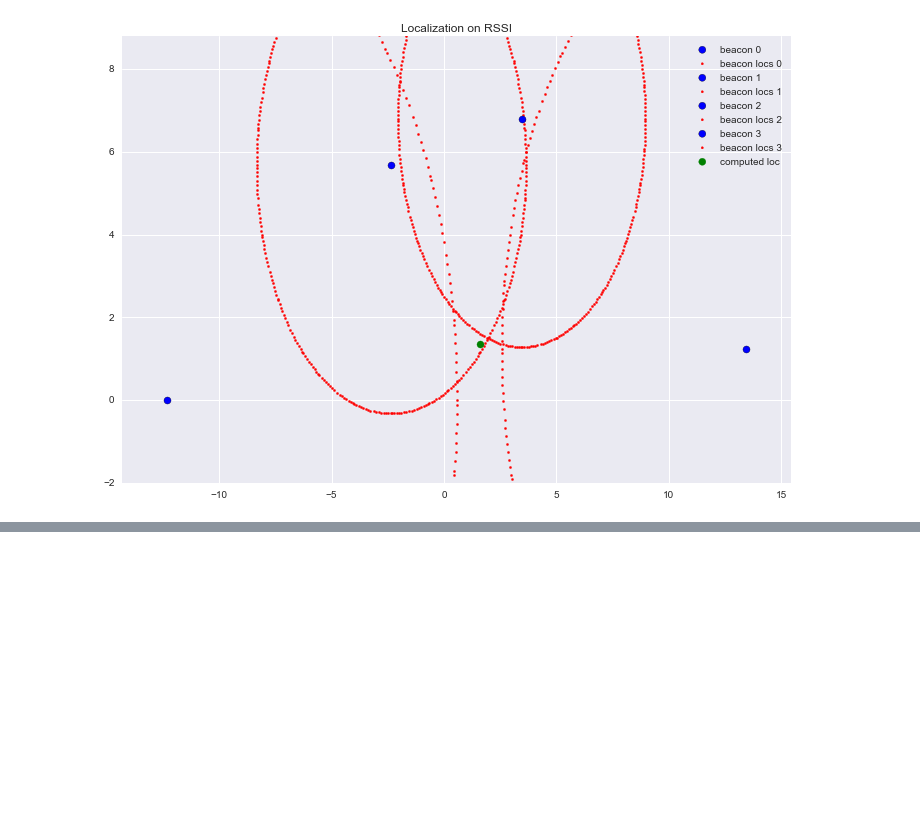
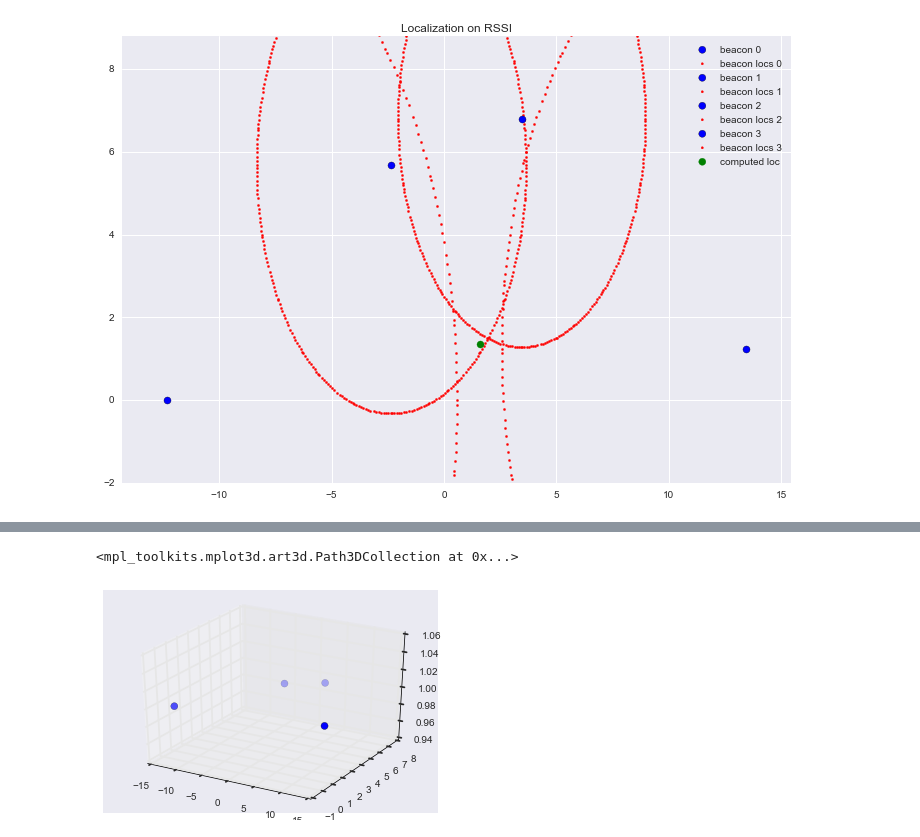
Before and after one commit to vfdev-5/Exocoetidae, a Jupyter notebook: flying_fish_localization.ipynb, the cells around one changed output, grey strips where cells are left out. Cells and saved outputs as stored; diff of their text form; code cells hidden in the pictures; blank space fills up the shorter version.

```diff
--- a/flying_fish_localization.ipynb
+++ b/flying_fish_localization.ipynb
@@ -186,0 +209,13 @@ _ = plt.ylim(np.min(beacon_positions[:,1]) - 2.0, np.max(beacon_positions[:,1])
+# %%
+beacon_positions = np.array([
+    [-12.34, 0.0, 1.0],
+    [-2.345, 5.67, 1.0],
+    [3.456, 6.789, 1.0],
+    [13.456, 1.234, 1.0],
+])
+# %%
+ax = plt.subplot(111, projection='3d')
+ax.scatter(beacon_positions[:, 0], beacon_positions[:, 1], beacon_positions[:, 2], s=50, label='beacon')
+# %% [output]
+<mpl_toolkits.mplot3d.art3d.Path3DCollection at 0x...>
+[figure, added]
```
Also changed, not shown: parts of 13 cells of this notebook, 4 other files.
